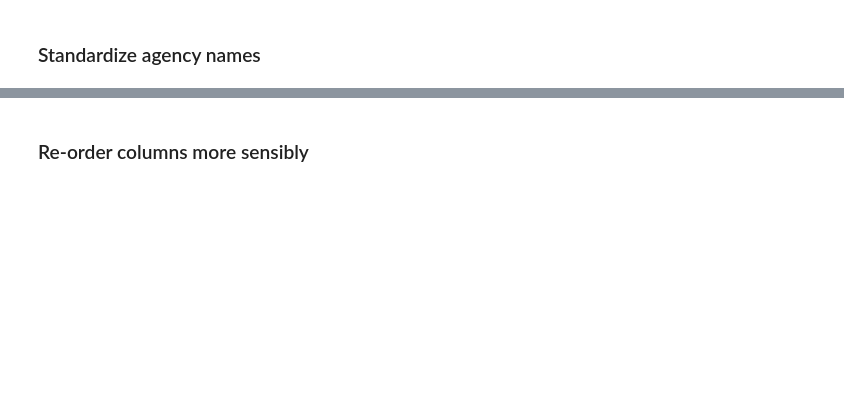
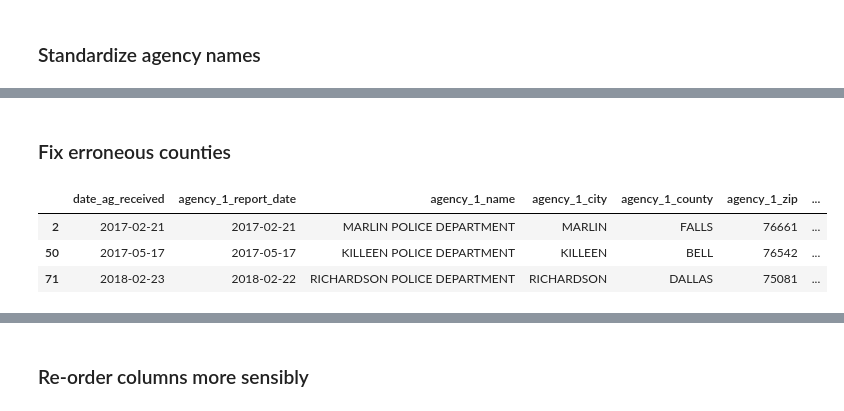
Before and after one commit to texas-justice-initiative/data-processing, a Jupyter notebook: Clean - Officers Shot.ipynb, the cells around one changed output, grey strips where cells are left out. Drawn from its saved outputs; the diff is of its cells as text; code cells hidden in the pictures; blank space fills up the shorter version.

```diff
--- a/Clean - Officers Shot.ipynb
+++ b/Clean - Officers Shot.ipynb
@@ -209,0 +233,10 @@ for c in shootings.columns:
+# %% [markdown]
+### Fix erroneous counties
+# %%
+counties = set(agencies.county)
+shootings[~shootings.incident_county.isin(counties)]
+# %% [output]
+|  | date_ag_received | agency_1_report_date | agency_1_name | agency_1_city | agency_1_county | agency_1_zip | ... |
+| 2 | 2017-02-21 | 2017-02-21 | MARLIN POLICE DEPARTMENT | MARLIN | FALLS | 76661 | ... |
+| 50 | 2017-05-17 | 2017-05-17 | KILLEEN POLICE DEPARTMENT | KILLEEN | BELL | 76542 | ... |
+| 71 | 2018-02-23 | 2018-02-22 | RICHARDSON POLICE DEPARTMENT | RICHARDSON | DALLAS | 75081 | ... |
```
Also changed, not shown: parts of 24 cells of this notebook, 6 other files.
